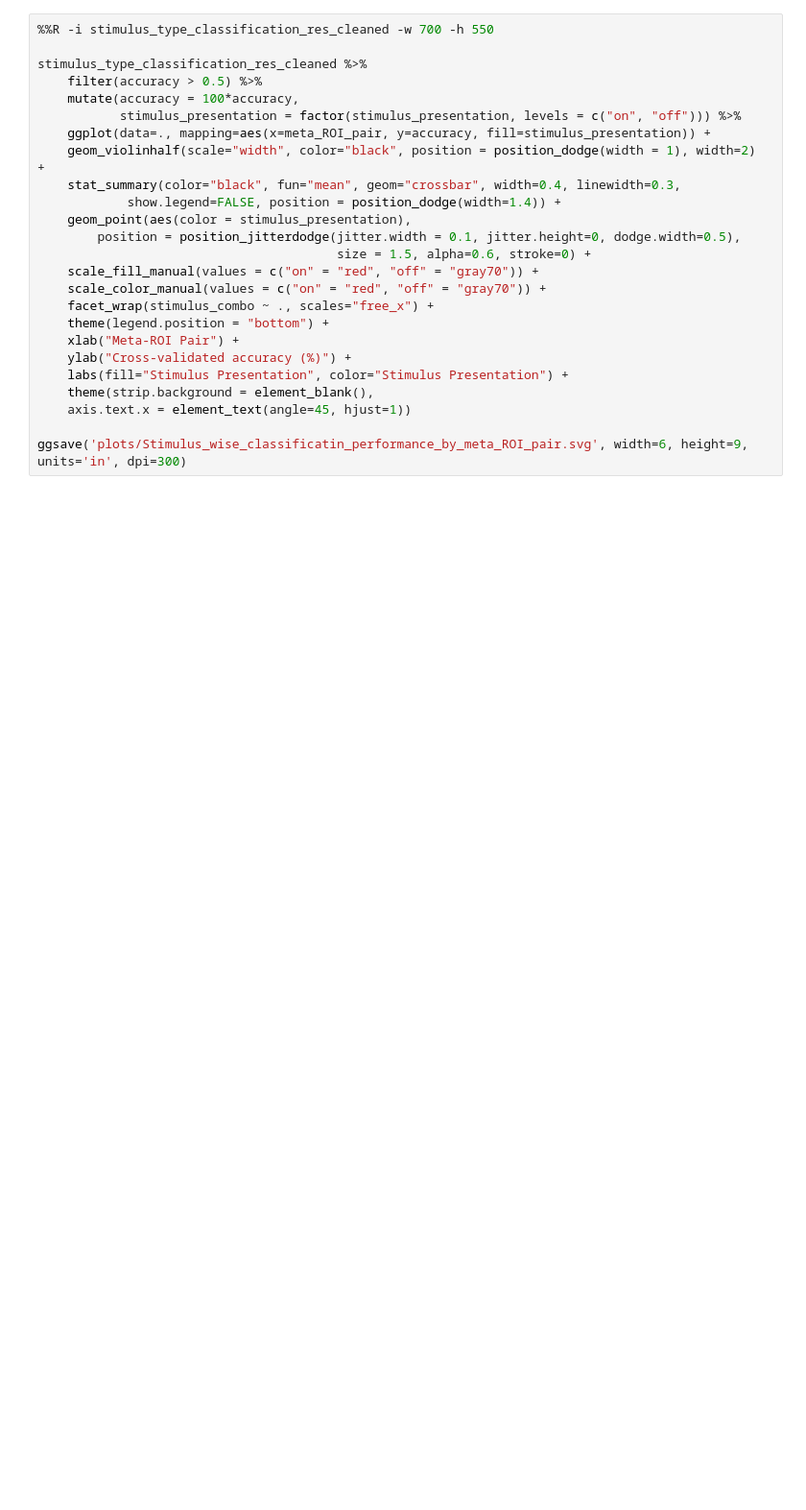
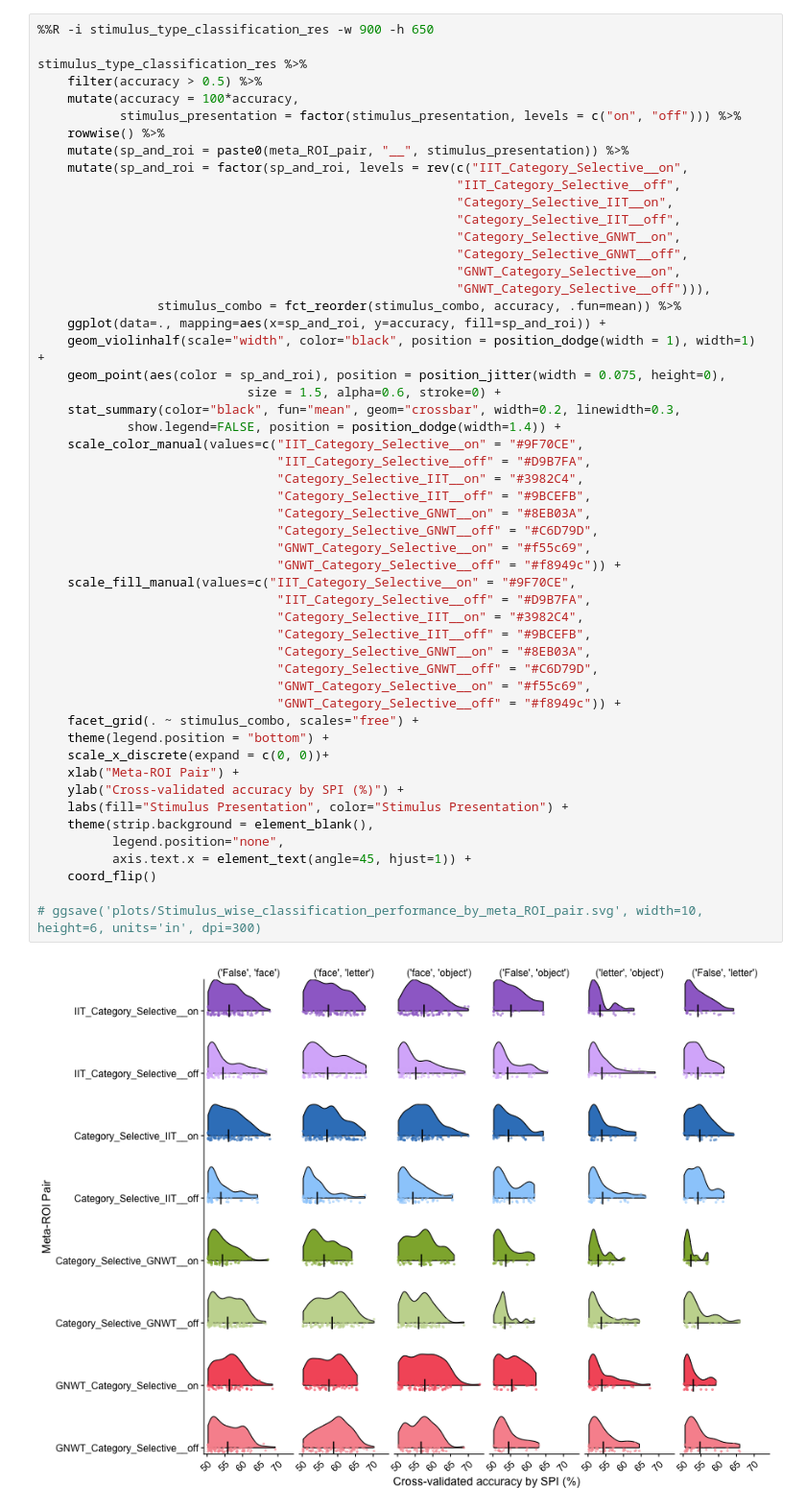
Before and after one commit to anniegbryant/Cogitate_Connectivity_2024, a Jupyter notebook: data_visualization/visualize_classification_results.ipynb, the cells around one changed output. Shown: that part at 96% size. Cells and saved outputs as stored; diff of their text form; blank space fills up the shorter version.

```diff
--- a/data_visualization/visualize_classification_results.ipynb
+++ b/data_visualization/visualize_classification_results.ipynb
@@ -130,25 +142,54 @@ See the caveats in the documentation: https://pandas.pydata.org/pandas-docs/stab
 # %%
-%%R -i stimulus_type_classification_res_cleaned -w 700 -h 550
+%%R -i stimulus_type_classification_res -w 900 -h 650
 
-stimulus_type_classification_res_cleaned %>%
+stimulus_type_classification_res %>%
     filter(accuracy > 0.5) %>%
     mutate(accuracy = 100*accuracy,
            stimulus_presentation = factor(stimulus_presentation, levels = c("on", "off"))) %>%
-    ggplot(data=., mapping=aes(x=meta_ROI_pair, y=accuracy, fill=stimulus_presentation)) +
-    geom_violinhalf(scale="width", color="black", position = position_dodge(width = 1), width=2)  +
-    stat_summary(color="black", fun="mean", geom="crossbar", width=0.4, linewidth=0.3,
+    rowwise() %>%
+    mutate(sp_and_roi = paste0(meta_ROI_pair, "__", stimulus_presentation)) %>%
+    mutate(sp_and_roi = factor(sp_and_roi, levels = rev(c("IIT_Category_Selective__on",
+                                                        "IIT_Category_Selective__off",
+                                                        "Category_Selective_IIT__on",
+                                                        "Category_Selective_IIT__off",
+                                                        "Category_Selective_GNWT__on",
+                                                        "Category_Selective_GNWT__off",
+                                                        "GNWT_Category_Selective__on",
+                                                        "GNWT_Category_Selective__off"))),
+                stimulus_combo = fct_reorder(stimulus_combo, accuracy, .fun=mean)) %>%
+    ggplot(data=., mapping=aes(x=sp_and_roi, y=accuracy, fill=sp_and_roi)) +
+    geom_violinhalf(scale="width", color="black", position = position_dodge(width = 1), width=1)  +
+    geom_point(aes(color = sp_and_roi), position = position_jitter(width = 0.075, height=0),
+                            size = 1.5, alpha=0.6, stroke=0) +
+    stat_summary(color="black", fun="mean", geom="crossbar", width=0.2, linewidth=0.3,
             show.legend=FALSE, position = position_dodge(width=1.4)) +
-    geom_point(aes(color = stimulus_presentation),
-        position = position_jitterdodge(jitter.width = 0.1, jitter.height=0, dodge.width=0.5),
-                                        size = 1.5, alpha=0.6, stroke=0) +
-    scale_fill_manual(values = c("on" = "red", "off" = "gray70")) +
-    scale_color_manual(values = c("on" = "red", "off" = "gray70")) +
-    facet_wrap(stimulus_combo ~ ., scales="free_x") +
+    scale_color_manual(values=c("IIT_Category_Selective__on" = "#9F70CE",
+                                "IIT_Category_Selective__off" = "#D9B7FA",
+                                "Category_Selective_IIT__on" = "#3982C4",
+                                "Category_Selective_IIT__off" = "#9BCEFB",
+                                "Category_Selective_GNWT__on" = "#8EB03A",
+                                "Category_Selective_GNWT__off" = "#C6D79D",
+                                "GNWT_Category_Selective__on" = "#f55c69",
+                                "GNWT_Category_Selective__off" = "#f8949c")) +
+    scale_fill_manual(values=c("IIT_Category_Selective__on" = "#9F70CE",
+                                "IIT_Category_Selective__off" = "#D9B7FA",
+                                "Category_Selective_IIT__on" = "#3982C4",
+                                "Category_Selective_IIT__off" = "#9BCEFB",
+                                "Category_Selective_GNWT__on" = "#8EB03A",
+                                "Category_Selective_GNWT__off" = "#C6D79D",
+                                "GNWT_Category_Selective__on" = "#f55c69",
+                                "GNWT_Category_Selective__off" = "#f8949c")) +
+    facet_grid(. ~ stimulus_combo, scales="free") +
     theme(legend.position = "bottom") +
+    scale_x_discrete(expand = c(0, 0))+
     xlab("Meta-ROI Pair") +
-    ylab("Cross-validated accuracy (%)") +
+    ylab("Cross-validated accuracy by SPI (%)") +
     labs(fill="Stimulus Presentation", color="Stimulus Presentation") +
     theme(strip.background = element_blank(),
-    axis.text.x = element_text(angle=45, hjust=1))
+          legend.position="none",
+          axis.text.x = element_text(angle=45, hjust=1)) +
+    coord_flip()
 
-ggsave('plots/Stimulus_wise_classificatin_performance_by_meta_ROI_pair.svg', width=6, height=9, units='in', dpi=300)
+# ggsave('plots/Stimulus_wise_classification_performance_by_meta_ROI_pair.svg', width=10, height=6, units='in', dpi=300)
+# %% [output]
+[figure, added]
```
Also changed, not shown: parts of 29 cells of this notebook, 29 other files.
